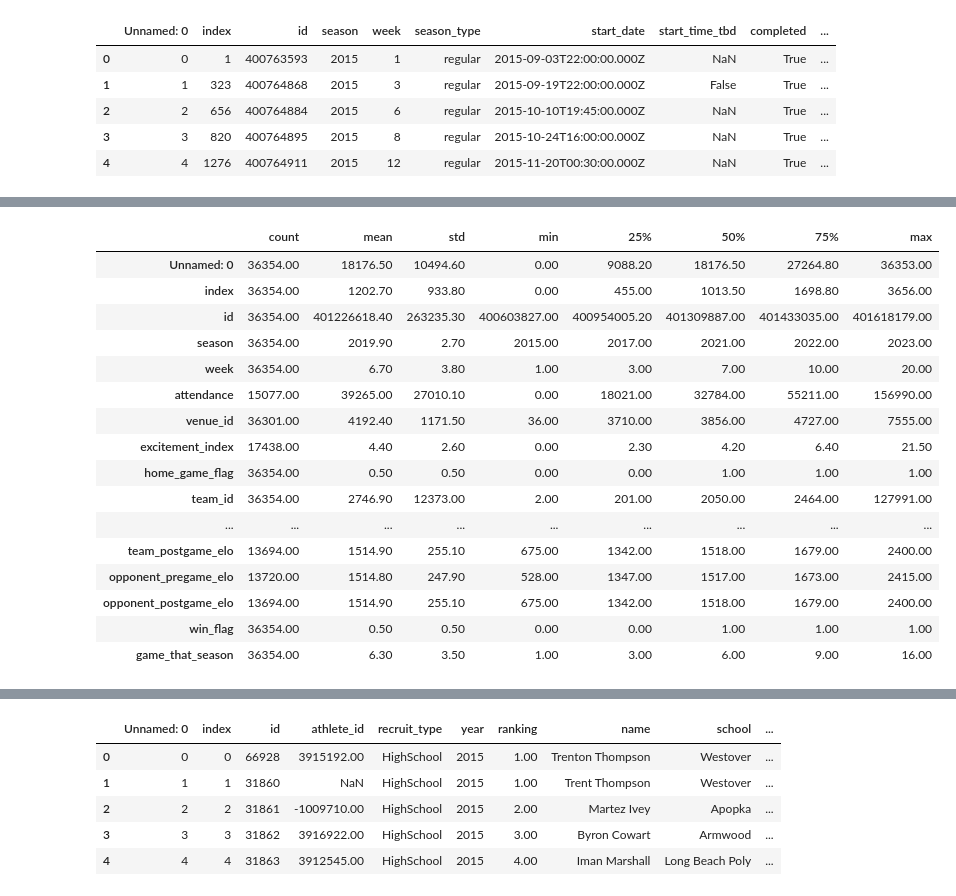
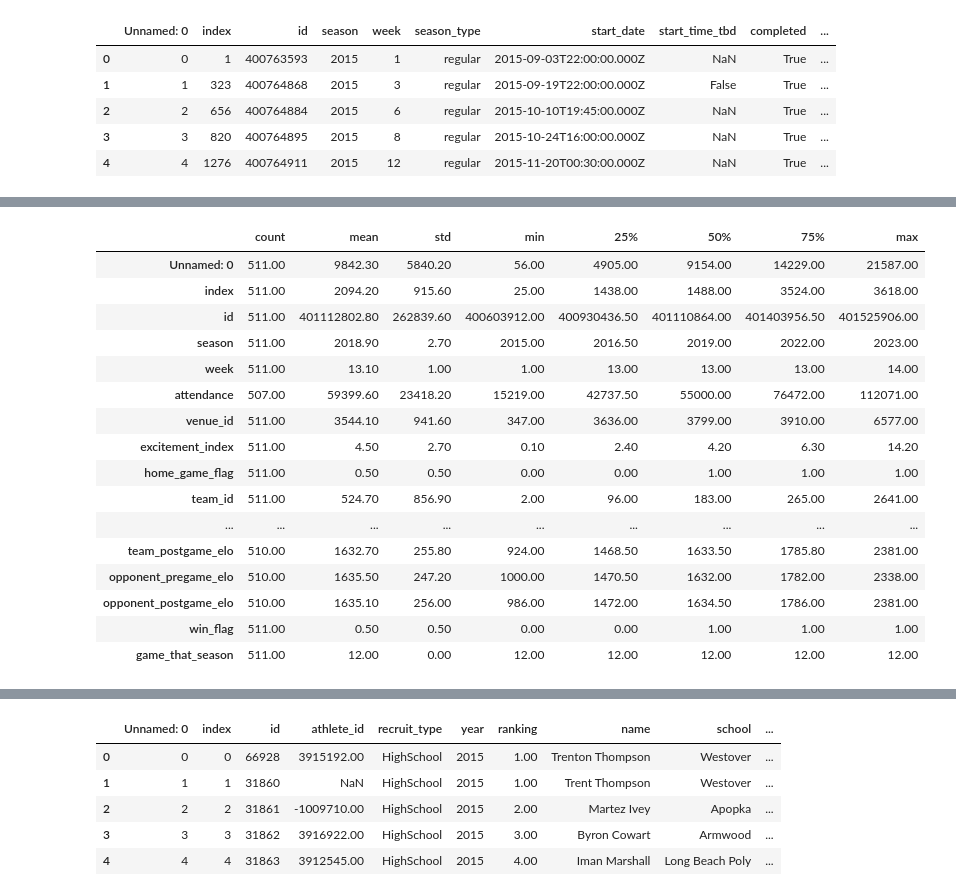
Before and after one commit to aserban13/SIADS593-MilestoneI, a Jupyter notebook: notebooks/3_eda.ipynb, the cells around one changed output, grey strips where cells are left out. Cells and saved outputs as stored; diff of their text form; code cells hidden in the pictures.

```diff
--- a/notebooks/3_eda.ipynb
+++ b/notebooks/3_eda.ipynb
@@ -70,23 +70,23 @@ dtype: int64
 # %%
 # Display basic information about the dataset
 pd.set_option("display.float_format", lambda x: "{:.2f}".format(x))
-data.describe().T.round(1)
+final_game.describe().T.round(1)
 # %% [output]
 |  | count | mean | std | min | 25% | 50% | 75% | max |
-| Unnamed: 0 | 36354.00 | 18176.50 | 10494.60 | 0.00 | 9088.20 | 18176.50 | 27264.80 | 36353.00 |
-| index | 36354.00 | 1202.70 | 933.80 | 0.00 | 455.00 | 1013.50 | 1698.80 | 3656.00 |
-| id | 36354.00 | 401226618.40 | 263235.30 | 400603827.00 | 400954005.20 | 401309887.00 | 401433035.00 | 401618179.00 |
-| season | 36354.00 | 2019.90 | 2.70 | 2015.00 | 2017.00 | 2021.00 | 2022.00 | 2023.00 |
-| week | 36354.00 | 6.70 | 3.80 | 1.00 | 3.00 | 7.00 | 10.00 | 20.00 |
-| attendance | 15077.00 | 39265.00 | 27010.10 | 0.00 | 18021.00 | 32784.00 | 55211.00 | 156990.00 |
-| venue_id | 36301.00 | 4192.40 | 1171.50 | 36.00 | 3710.00 | 3856.00 | 4727.00 | 7555.00 |
-| excitement_index | 17438.00 | 4.40 | 2.60 | 0.00 | 2.30 | 4.20 | 6.40 | 21.50 |
-| home_game_flag | 36354.00 | 0.50 | 0.50 | 0.00 | 0.00 | 1.00 | 1.00 | 1.00 |
-| team_id | 36354.00 | 2746.90 | 12373.00 | 2.00 | 201.00 | 2050.00 | 2464.00 | 127991.00 |
+| Unnamed: 0 | 511.00 | 9842.30 | 5840.20 | 56.00 | 4905.00 | 9154.00 | 14229.00 | 21587.00 |
+| index | 511.00 | 2094.20 | 915.60 | 25.00 | 1438.00 | 1488.00 | 3524.00 | 3618.00 |
+| id | 511.00 | 401112802.80 | 262839.60 | 400603912.00 | 400930436.50 | 401110864.00 | 401403956.50 | 401525906.00 |
+| season | 511.00 | 2018.90 | 2.70 | 2015.00 | 2016.50 | 2019.00 | 2022.00 | 2023.00 |
+| week | 511.00 | 13.10 | 1.00 | 1.00 | 13.00 | 13.00 | 13.00 | 14.00 |
+| attendance | 507.00 | 59399.60 | 23418.20 | 15219.00 | 42737.50 | 55000.00 | 76472.00 | 112071.00 |
+| venue_id | 511.00 | 3544.10 | 941.60 | 347.00 | 3636.00 | 3799.00 | 3910.00 | 6577.00 |
+| excitement_index | 511.00 | 4.50 | 2.70 | 0.10 | 2.40 | 4.20 | 6.30 | 14.20 |
+| home_game_flag | 511.00 | 0.50 | 0.50 | 0.00 | 0.00 | 1.00 | 1.00 | 1.00 |
+| team_id | 511.00 | 524.70 | 856.90 | 2.00 | 96.00 | 183.00 | 265.00 | 2641.00 |
 | ... | ... | ... | ... | ... | ... | ... | ... | ... |
-| team_postgame_elo | 13694.00 | 1514.90 | 255.10 | 675.00 | 1342.00 | 1518.00 | 1679.00 | 2400.00 |
-| opponent_pregame_elo | 13720.00 | 1514.80 | 247.90 | 528.00 | 1347.00 | 1517.00 | 1673.00 | 2415.00 |
-| opponent_postgame_elo | 13694.00 | 1514.90 | 255.10 | 675.00 | 1342.00 | 1518.00 | 1679.00 | 2400.00 |
-| win_flag | 36354.00 | 0.50 | 0.50 | 0.00 | 0.00 | 1.00 | 1.00 | 1.00 |
-| game_that_season | 36354.00 | 6.30 | 3.50 | 1.00 | 3.00 | 6.00 | 9.00 | 16.00 |
+| team_postgame_elo | 510.00 | 1632.70 | 255.80 | 924.00 | 1468.50 | 1633.50 | 1785.80 | 2381.00 |
+| opponent_pregame_elo | 510.00 | 1635.50 | 247.20 | 1000.00 | 1470.50 | 1632.00 | 1782.00 | 2338.00 |
+| opponent_postgame_elo | 510.00 | 1635.10 | 256.00 | 986.00 | 1472.00 | 1634.50 | 1786.00 | 2381.00 |
+| win_flag | 511.00 | 0.50 | 0.50 | 0.00 | 0.00 | 1.00 | 1.00 | 1.00 |
+| game_that_season | 511.00 | 12.00 | 0.00 | 12.00 | 12.00 | 12.00 | 12.00 | 12.00 |
 # %%
```
Also changed, not shown: parts of 34 cells of this notebook.
